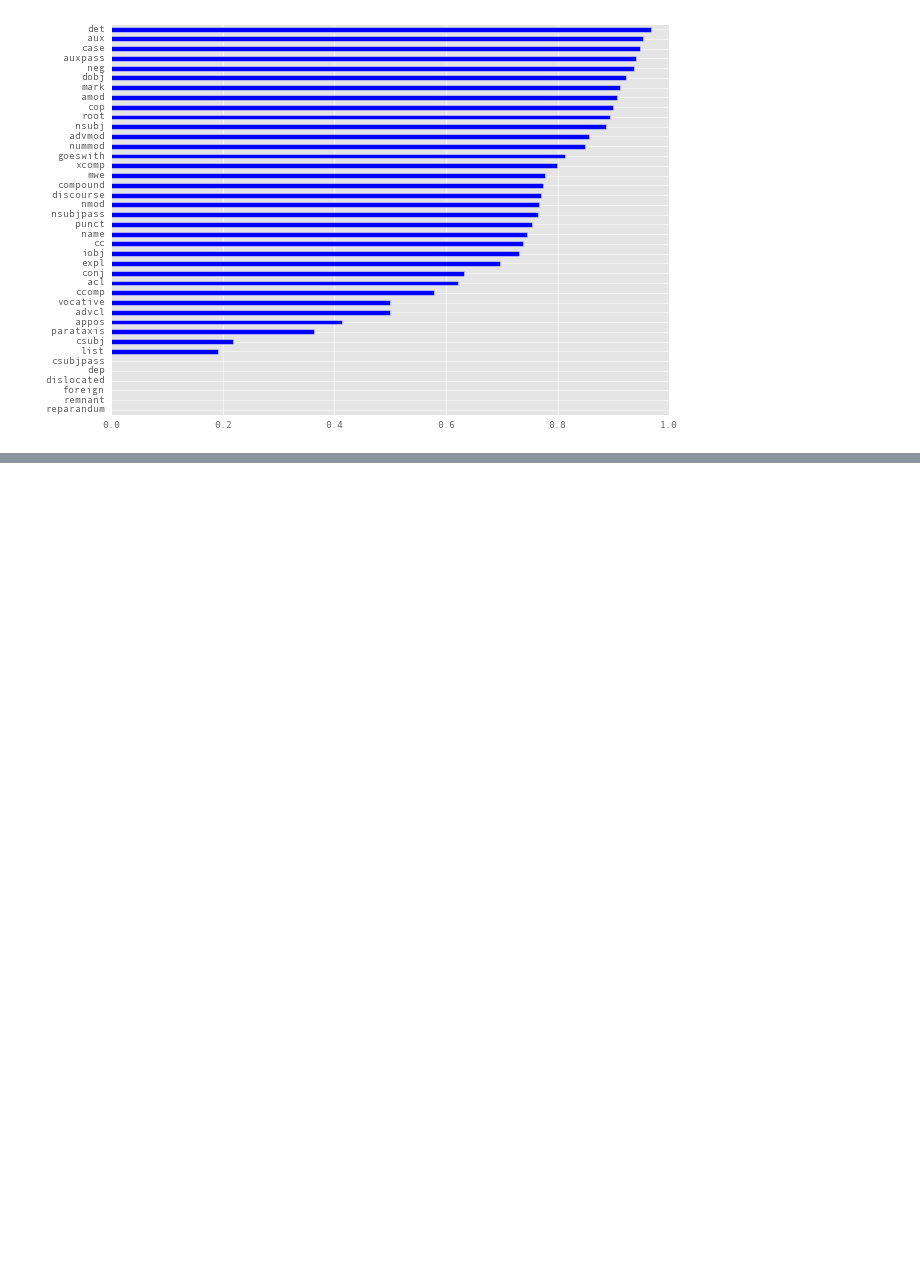
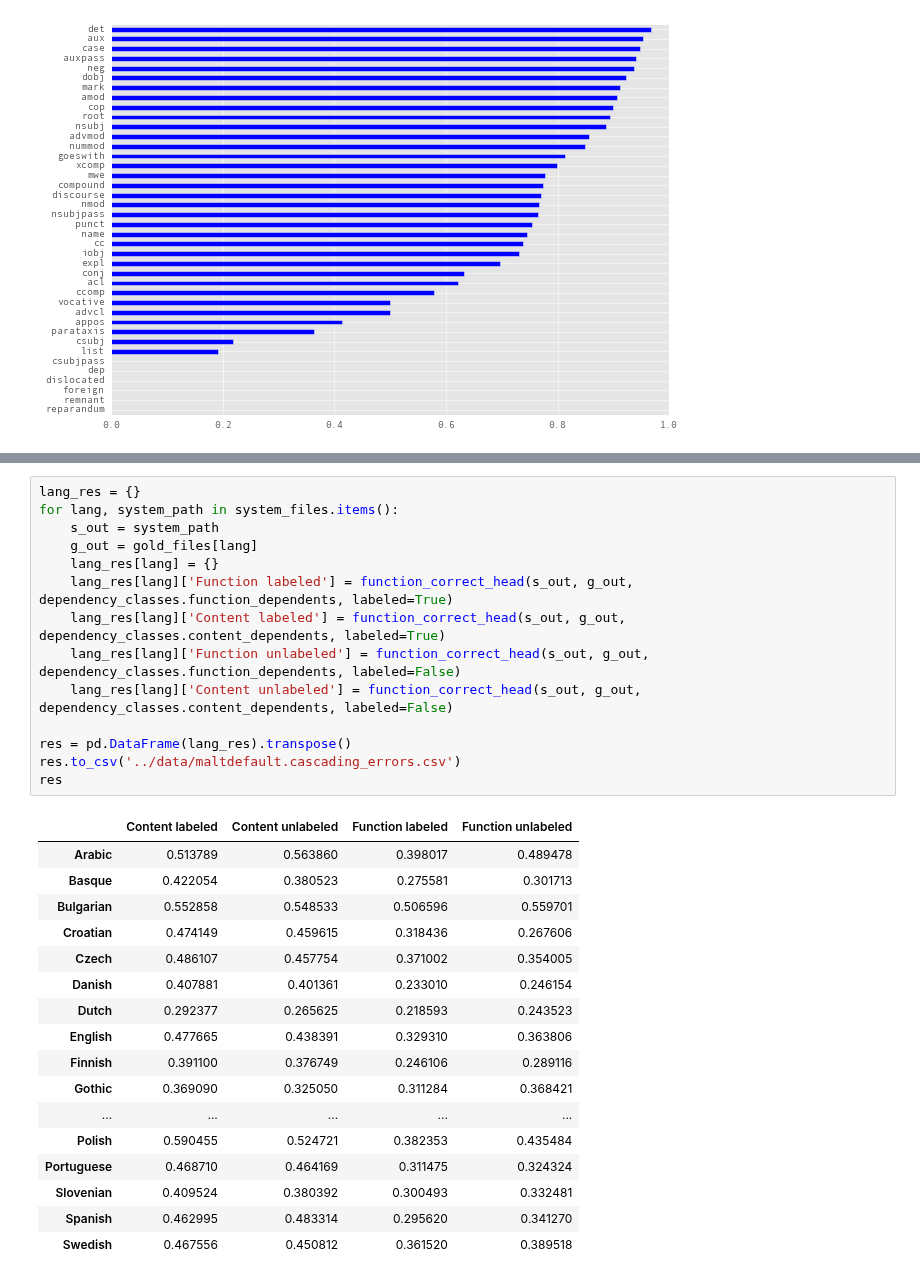
Before and after one commit to jimmycallin/udeval, a Jupyter notebook: notebooks/5. Analysis of parser results (Maltparser, default settings).ipynb, the cells around one changed output, grey strips where cells are left out. Cells and saved outputs as stored; diff of their text form; blank space fills up the shorter version.

```diff
--- a/notebooks/5. Analysis of parser results (Maltparser, default settings).ipynb
+++ b/notebooks/5. Analysis of parser results (Maltparser, default settings).ipynb
@@ -186,0 +217,32 @@ Name: Portuguese, dtype: float64
+# %%
+lang_res = {}
+for lang, system_path in system_files.items():
+    s_out = system_path
+    g_out = gold_files[lang]
+    lang_res[lang] = {}
+    lang_res[lang]['Function labeled'] = function_correct_head(s_out, g_out, dependency_classes.function_dependents, labeled=True)
+    lang_res[lang]['Content labeled'] = function_correct_head(s_out, g_out, dependency_classes.content_dependents, labeled=True)
+    lang_res[lang]['Function unlabeled'] = function_correct_head(s_out, g_out, dependency_classes.function_dependents, labeled=False)
+    lang_res[lang]['Content unlabeled'] = function_correct_head(s_out, g_out, dependency_classes.content_dependents, labeled=False)
+
+res = pd.DataFrame(lang_res).transpose()
+res.to_csv('../data/maltdefault.cascading_errors.csv')
+res
+# %% [output]
+|  | Content labeled | Content unlabeled | Function labeled | Function unlabeled |
+| Arabic | 0.513789 | 0.563860 | 0.398017 | 0.489478 |
+| Basque | 0.422054 | 0.380523 | 0.275581 | 0.301713 |
+| Bulgarian | 0.552858 | 0.548533 | 0.506596 | 0.559701 |
+| Croatian | 0.474149 | 0.459615 | 0.318436 | 0.267606 |
+| Czech | 0.486107 | 0.457754 | 0.371002 | 0.354005 |
+| Danish | 0.407881 | 0.401361 | 0.233010 | 0.246154 |
+| Dutch | 0.292377 | 0.265625 | 0.218593 | 0.243523 |
+| English | 0.477665 | 0.438391 | 0.329310 | 0.363806 |
+| Finnish | 0.391100 | 0.376749 | 0.246106 | 0.289116 |
+| Gothic | 0.369090 | 0.325050 | 0.311284 | 0.368421 |
+| ... | ... | ... | ... | ... |
+| Polish | 0.590455 | 0.524721 | 0.382353 | 0.435484 |
+| Portuguese | 0.468710 | 0.464169 | 0.311475 | 0.324324 |
+| Slovenian | 0.409524 | 0.380392 | 0.300493 | 0.332481 |
+| Spanish | 0.462995 | 0.483314 | 0.295620 | 0.341270 |
+| Swedish | 0.467556 | 0.450812 | 0.361520 | 0.389518 |
```
Also changed, not shown: parts of 5 cells of this notebook, 5 other files.
